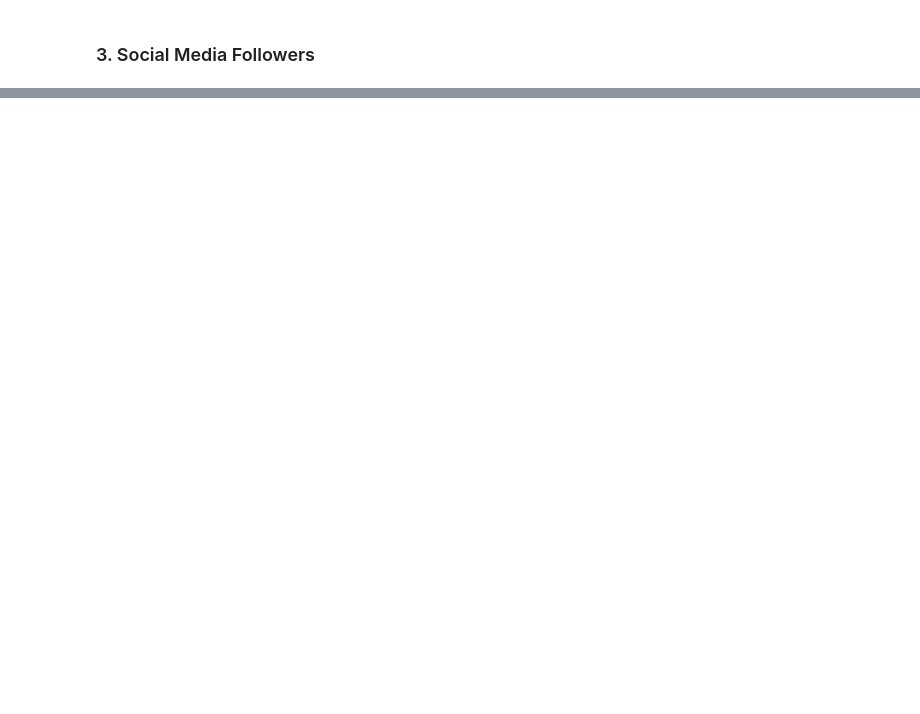
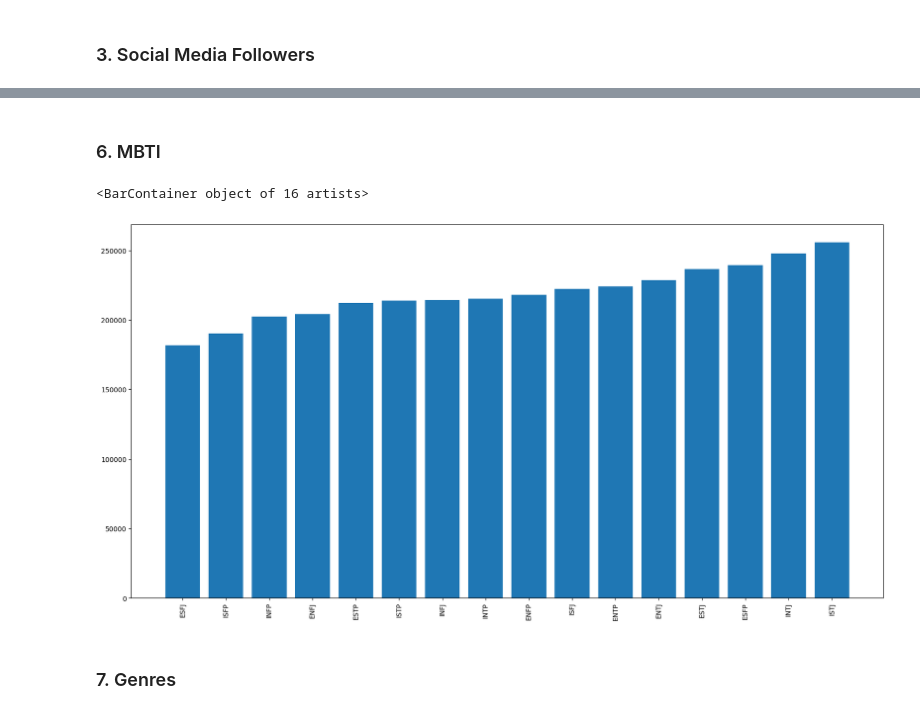
Before and after one commit to soph-colo/data3000-adv-ds, a Jupyter notebook: chatgpt-influencer/notebooks/data_analysis.ipynb, the cells around one changed output, grey strips where cells are left out. Cells and saved outputs as stored; diff of their text form; code cells hidden in the pictures; blank space fills up the shorter version.

```diff
--- a/chatgpt-influencer/notebooks/data_analysis.ipynb
+++ b/chatgpt-influencer/notebooks/data_analysis.ipynb
@@ -104,0 +112,15 @@ plt.scatter(X, y, c='orange')
+# %% [markdown]
+### 6. MBTI
+# %%
+mbti_income = data.groupby(['MBTI_Personality'])['Income_Per_Year'].mean().to_frame().reset_index()
+mbti_income = mbti_income.sort_values(by =['Income_Per_Year'])
+X = mbti_income['MBTI_Personality']
+y = mbti_income['Income_Per_Year']
+plt.figure(figsize=(20,10))
+plt.xticks(rotation=90)
+plt.bar(X, y)
+# %% [output]
+<BarContainer object of 16 artists>
+[figure, added]
+# %% [markdown]
+### 7. Genres
```
Also changed, not shown: parts of 19 cells of this notebook, 1 other file.
